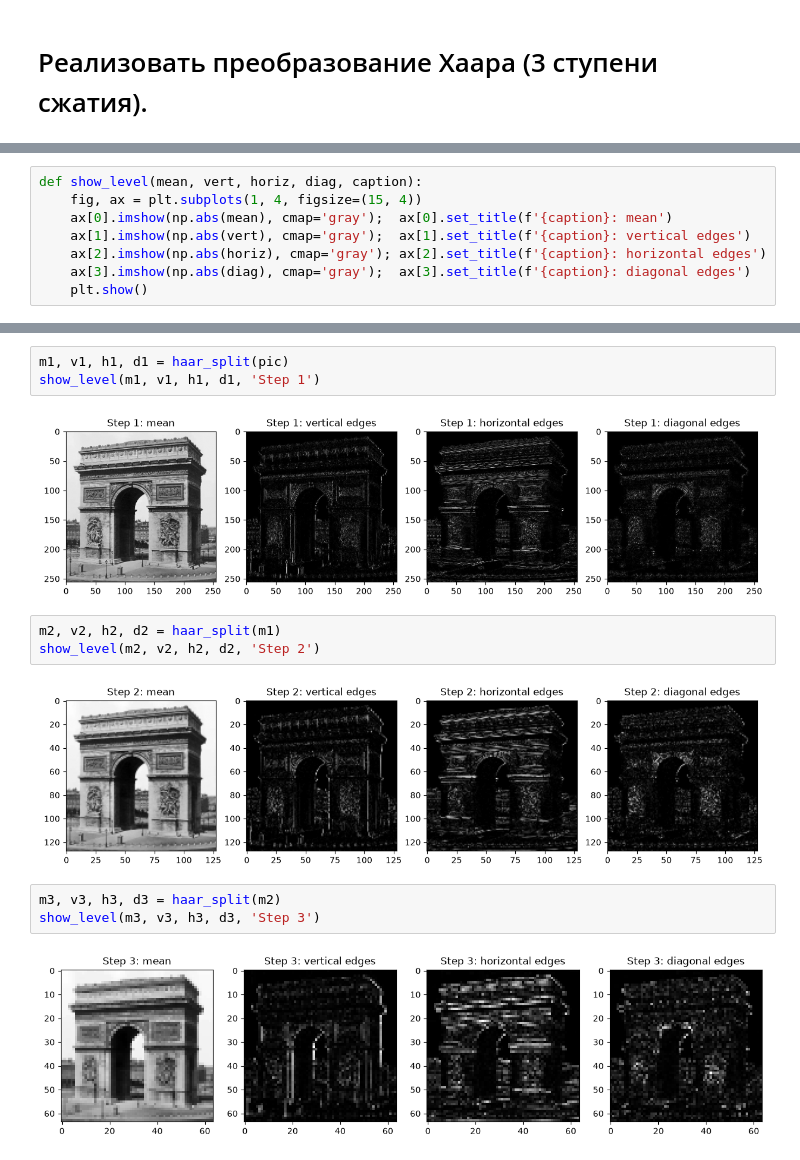
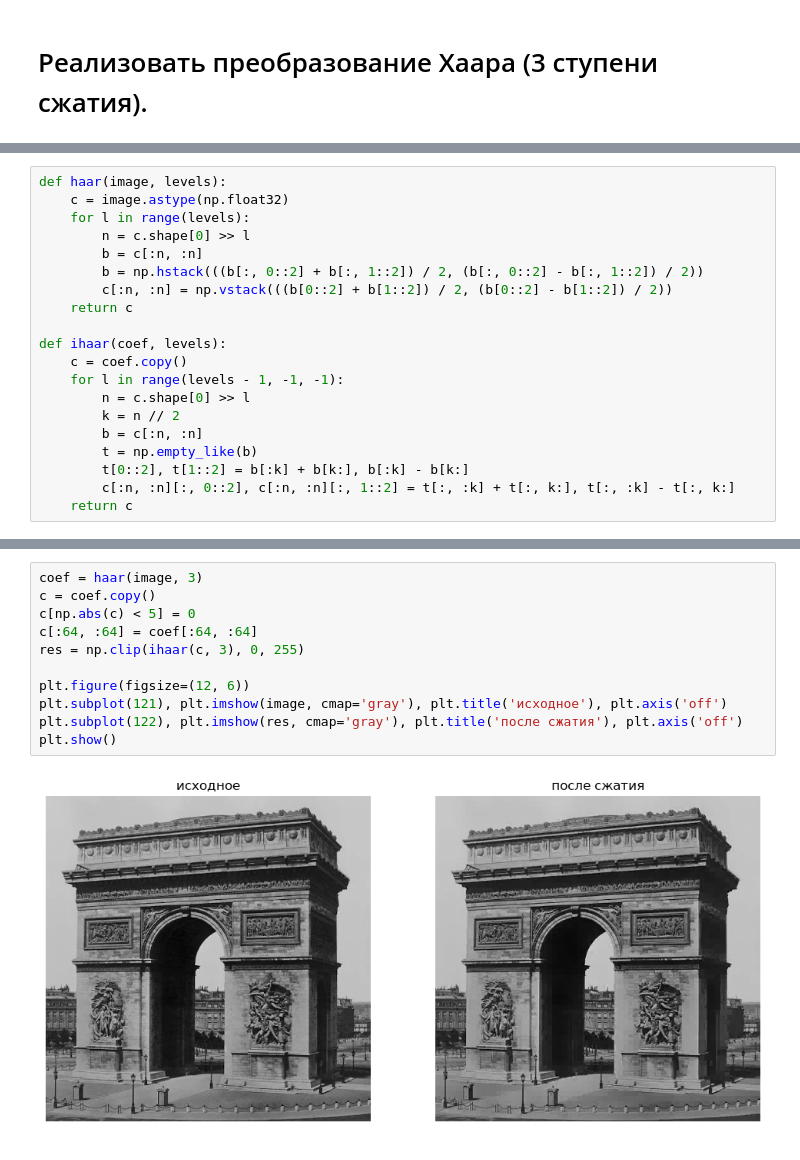
Before and after one commit to FedorovaAlla/obrabotka_izobrazheniy, a Jupyter notebook: pr6/pr6.ipynb, the cells around one changed output, grey strips where cells are left out. Cells and saved outputs as stored; diff of their text form.

```diff
--- a/pr6/pr6.ipynb
+++ b/pr6/pr6.ipynb
@@ -19,9 +16,21 @@ def haar_split(block):
 # %%
-def show_level(mean, vert, horiz, diag, caption):
-    fig, ax = plt.subplots(1, 4, figsize=(15, 4))
-    ax[0].imshow(np.abs(mean), cmap='gray');  ax[0].set_title(f'{caption}: mean')
-    ax[1].imshow(np.abs(vert), cmap='gray');  ax[1].set_title(f'{caption}: vertical edges')
-    ax[2].imshow(np.abs(horiz), cmap='gray'); ax[2].set_title(f'{caption}: horizontal edges')
-    ax[3].imshow(np.abs(diag), cmap='gray');  ax[3].set_title(f'{caption}: diagonal edges')
-    plt.show()
+def haar(image, levels):
+    c = image.astype(np.float32)
+    for l in range(levels):
+        n = c.shape[0] >> l
+        b = c[:n, :n]
+        b = np.hstack(((b[:, 0::2] + b[:, 1::2]) / 2, (b[:, 0::2] - b[:, 1::2]) / 2))
+        c[:n, :n] = np.vstack(((b[0::2] + b[1::2]) / 2, (b[0::2] - b[1::2]) / 2))
+    return c
+
+def ihaar(coef, levels):
+    c = coef.copy()
+    for l in range(levels - 1, -1, -1):
+        n = c.shape[0] >> l
+        k = n // 2
+        b = c[:n, :n]
+        t = np.empty_like(b)
+        t[0::2], t[1::2] = b[:k] + b[k:], b[:k] - b[k:]
+        c[:n, :n][:, 0::2], c[:n, :n][:, 1::2] = t[:, :k] + t[:, k:], t[:, :k] - t[:, k:]
+    return c
 # %%
@@ -34,15 +47,13 @@ plt.imshow(pic, cmap='gray'); plt.title('Original'); plt.show()
 # %%
-m1, v1, h1, d1 = haar_split(pic)
-show_level(m1, v1, h1, d1, 'Step 1')
+coef = haar(image, 3)
+c = coef.copy()
+c[np.abs(c) < 5] = 0
+c[:64, :64] = coef[:64, :64]
+res = np.clip(ihaar(c, 3), 0, 255)
+
+plt.figure(figsize=(12, 6))
+plt.subplot(121), plt.imshow(image, cmap='gray'), plt.title('исходное'), plt.axis('off')
+plt.subplot(122), plt.imshow(res, cmap='gray'), plt.title('после сжатия'), plt.axis('off')
+plt.show()
 # %% [output]
-[figure, old version]
+[figure, new version]
-# %%
-m2, v2, h2, d2 = haar_split(m1)
-show_level(m2, v2, h2, d2, 'Step 2')
-# %% [output]
-[figure, removed]
-# %%
-m3, v3, h3, d3 = haar_split(m2)
-show_level(m3, v3, h3, d3, 'Step 3')
-# %% [output]
-[figure, removed]
```
Also changed, not shown: parts of 3 cells of this notebook.
